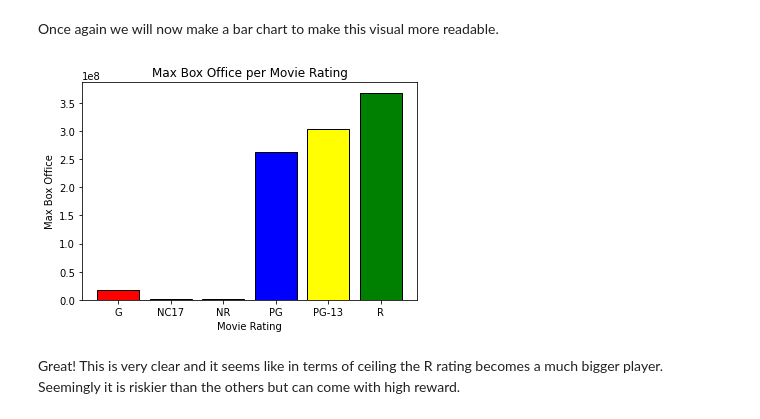
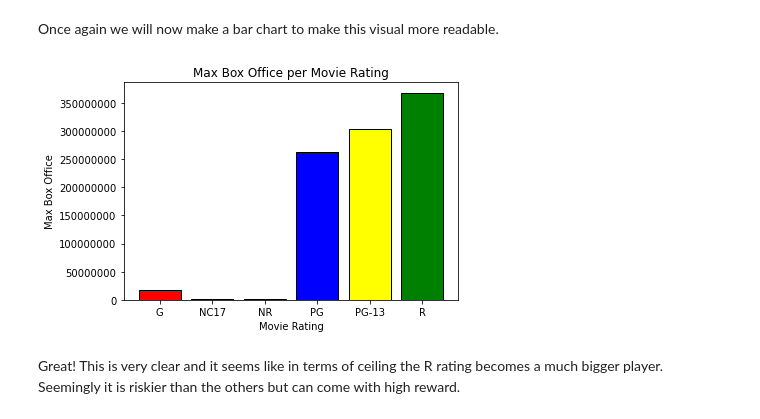
Before and after one commit to meowkaiser/STRONGEST_Project1, a Jupyter notebook: Final_notebook.ipynb, the cells around one changed output. Cells and saved outputs as stored; diff of their text form; code cells hidden in the pictures.

```diff
--- a/Final_notebook.ipynb
+++ b/Final_notebook.ipynb
@@ -977,20 +979,21 @@ Once again we will now make a bar chart to make this visual more readable.
 # %%
 height = rating_max['box_office']
 bars = rating_max['rating']
 x_pos = np.arange(len(bars))
 
 # Create bars
 plt.bar(x_pos, height,color=['red','purple','orange','blue','yellow','green'],edgecolor='black')
 
 # Create names on the x-axis
 plt.xticks(x_pos, bars)
 plt.xlabel('Movie Rating')
 plt.ylabel('Max Box Office')
 plt.title('Max Box Office per Movie Rating')
+plt.ticklabel_format(style='plain',axis='y')
 # Show graph
 plt.show()
 # %% [output]
-[figure, old version]
+[figure, new version]
 # %% [markdown]
 Great! This is very clear and it seems like in terms of ceiling the R rating becomes a much bigger player. Seemingly it is riskier than the others but can come with high reward.
 # %% [markdown]
```
Also changed, not shown: parts of 7 cells of this notebook.
